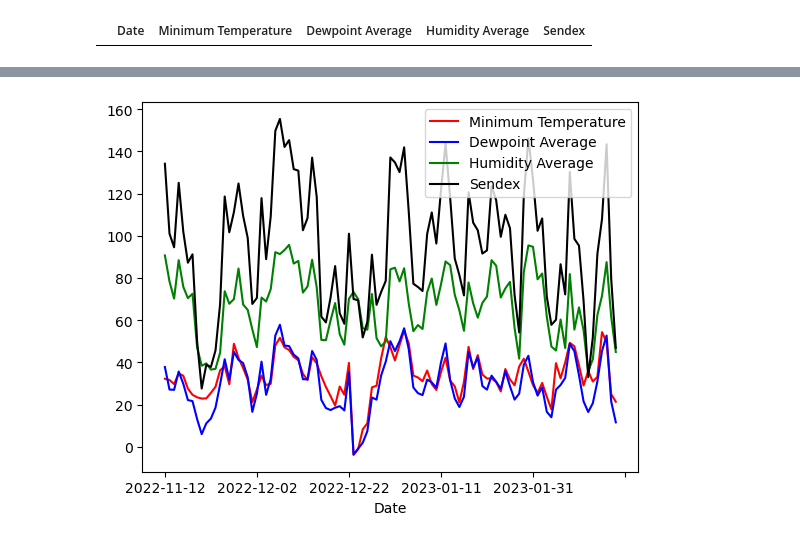
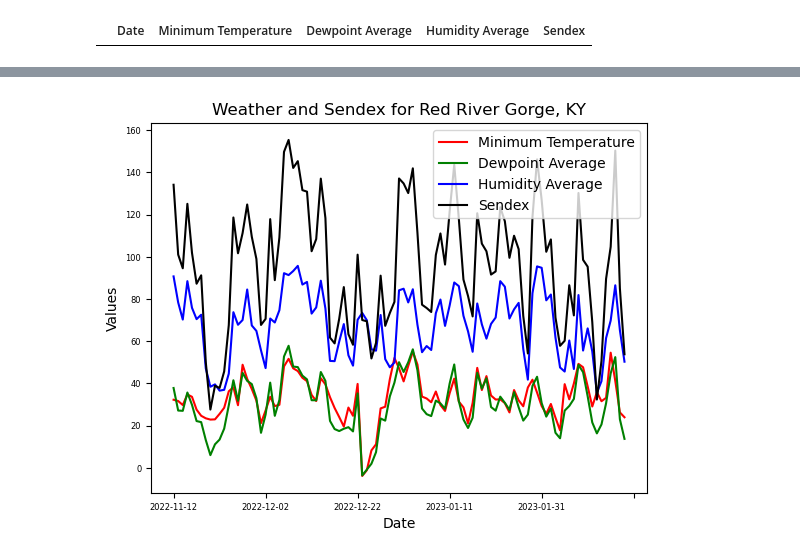
Before and after one commit to jsphotos205/last_of_us, a Jupyter notebook: weather.ipynb, the cells around one changed output, grey strips where cells are left out. Drawn from its saved outputs; the diff is of its cells as text; code cells hidden in the pictures.

```diff
--- a/weather.ipynb
+++ b/weather.ipynb
@@ -46,10 +46,10 @@ sendex_table
 99 rows × 5 columns
 # %%
 fig, ax = plt.subplots()
-sendex_table.plot(x='Date', y='Minimum Temperature', color= 'red', kind='line', ax=ax)
-sendex_table.plot(x='Date', y='Dewpoint Average', color= 'blue', kind='line', ax=ax)
-sendex_table.plot(x='Date', y='Humidity Average', color= 'green', kind='line', ax=ax)
-sendex_table.plot(x='Date', y='Sendex', color= 'black', kind='line', ax=ax )
+sendex_table.plot(x='Date', y='Minimum Temperature', color= 'red', kind='line', xlabel= 'Date', ylabel= 'Values', ax=ax, fontsize= 6,title='Weather and Sendex for Red River Gorge, KY')
+sendex_table.plot(x='Date', y='Dewpoint Average', color= 'green', kind='line',ax=ax)
+sendex_table.plot(x='Date', y='Humidity Average', color= 'blue', kind='line',ax=ax)
+sendex_table.plot(x='Date', y='Sendex', color= 'black', kind='line',ax=ax)
 plt.show()
 # %% [output]
-[figure, old version]
+[figure, new version]
```
Also changed, not shown: parts of 1 cell of this notebook, 1 other file.
